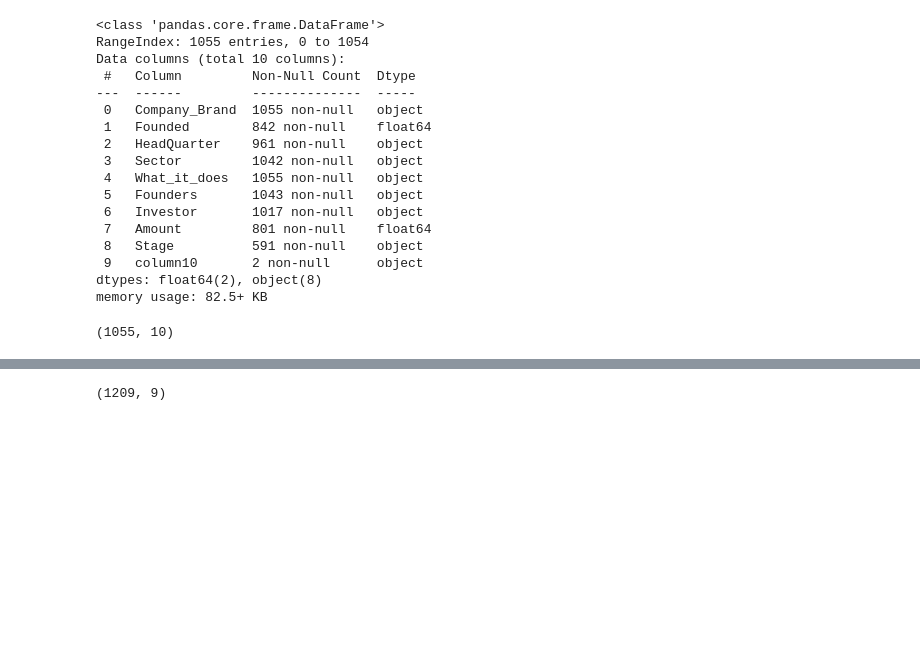
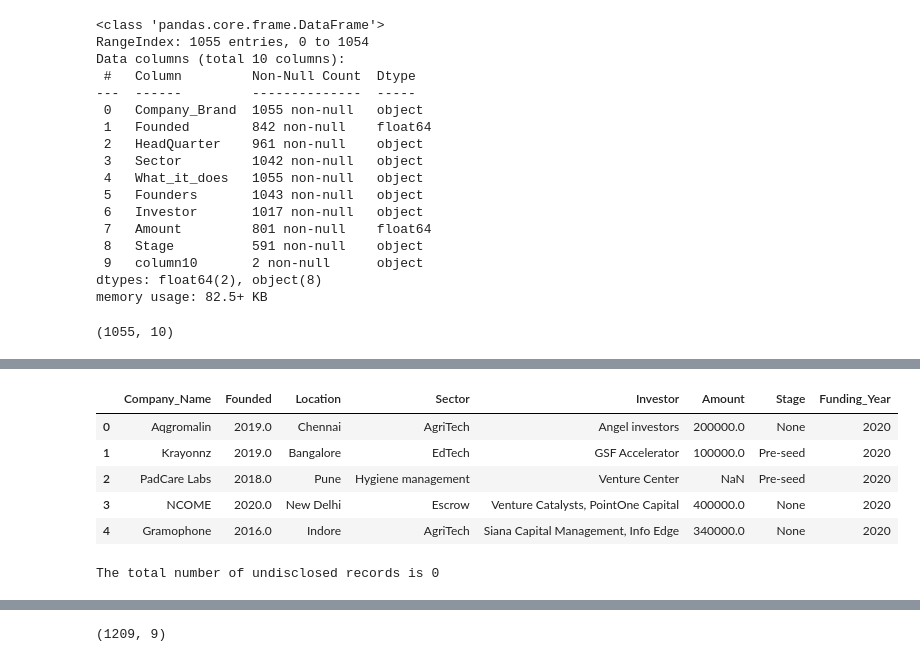
Before and after one commit to SamuelAsong/Analyzing-Start-up-Funding-in-India, a Jupyter notebook: Notebooks/Indian Start-up Ecosystem Funding Analysis (2018-2021).ipynb, the cells around one changed output, grey strips where cells are left out. Saved outputs shown, nothing was run; the diff lists cells and outputs as text; code cells hidden in the pictures; blank space fills up the shorter version.

```diff
--- a/Notebooks/Indian Start-up Ecosystem Funding Analysis (2018-2021).ipynb
+++ b/Notebooks/Indian Start-up Ecosystem Funding Analysis (2018-2021).ipynb
@@ -169,0 +220,12 @@ data20.head()
+# %%
+#select specific columns
+data20 = data20[['Company_Name', 'Founded','Location','Sector','Investor','Amount','Stage','Funding_Year']]
+
+data20.head()
+# %% [output]
+|  | Company_Name | Founded | Location | Sector | Investor | Amount | Stage | Funding_Year |
+| 0 | Aqgromalin | 2019.0 | Chennai | AgriTech | Angel investors | 200000.0 | None | 2020 |
+| 1 | Krayonnz | 2019.0 | Bangalore | EdTech | GSF Accelerator | 100000.0 | Pre-seed | 2020 |
+| 2 | PadCare Labs | 2018.0 | Pune | Hygiene management | Venture Center | NaN | Pre-seed | 2020 |
+| 3 | NCOME | 2020.0 | New Delhi | Escrow | Venture Catalysts, PointOne Capital | 400000.0 | None | 2020 |
+| 4 | Gramophone | 2016.0 | Indore | AgriTech | Siana Capital Management, Info Edge | 340000.0 | None | 2020 |
@@ -169,0 +243,8 @@ data20.head()
+# %%
+#Find the number of rows with undisclosed amounts
+
+index1 = data20.index[data20['Amount']=='Undisclosed']
+
+print('The total number of undisclosed records is', len(index1))
+# %% [output]
+The total number of undisclosed records is 0
```
Also changed, not shown: parts of 26 cells of this notebook.
